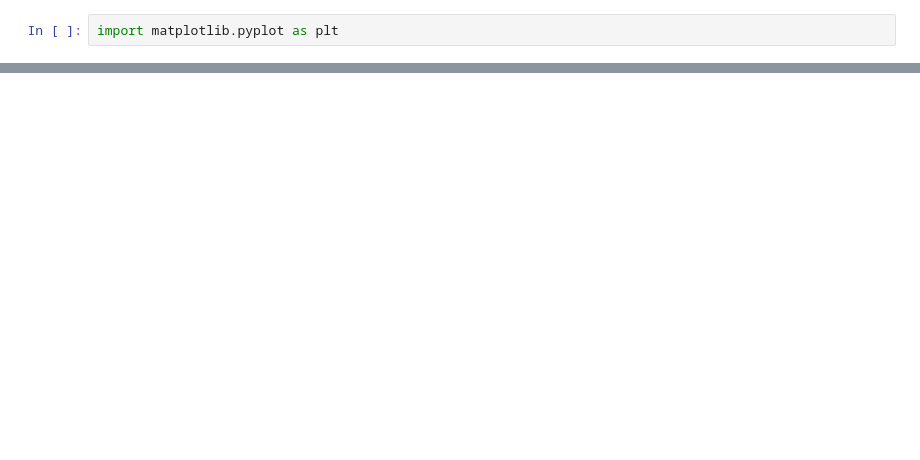
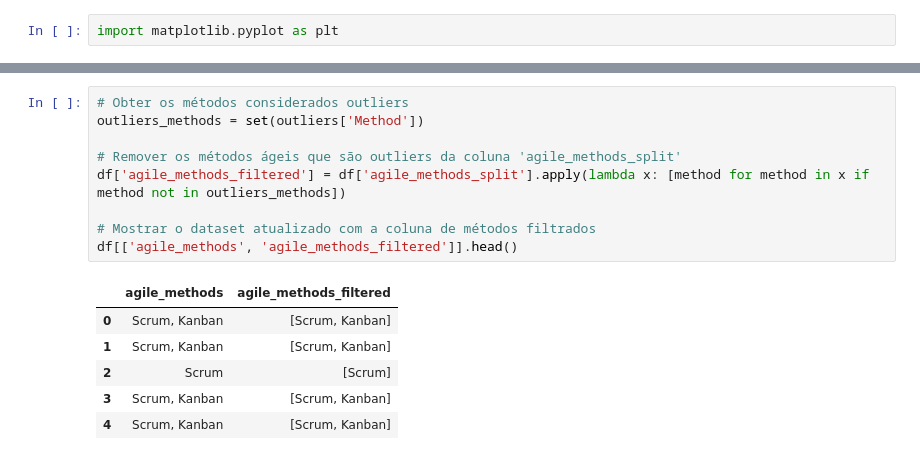
Before and after one commit to viniciuslunardi/tcc, a Jupyter notebook: content_based/clean_outliers.ipynb, the cells around one changed output, grey strips where cells are left out. Cells and saved outputs as stored; diff of their text form; blank space fills up the shorter version.

```diff
--- a/content_based/clean_outliers.ipynb
+++ b/content_based/clean_outliers.ipynb
@@ -92,0 +92,16 @@ Métodos Ágeis Identificados como Outliers (Frequência < 2):
+# %%
+# Obter os métodos considerados outliers
+outliers_methods = set(outliers['Method'])
+
+# Remover os métodos ágeis que são outliers da coluna 'agile_methods_split'
+df['agile_methods_filtered'] = df['agile_methods_split'].apply(lambda x: [method for method in x if method not in outliers_methods])
+
+# Mostrar o dataset atualizado com a coluna de métodos filtrados
+df[['agile_methods', 'agile_methods_filtered']].head()
+# %% [output]
+|  | agile_methods | agile_methods_filtered |
+| 0 | Scrum, Kanban | [Scrum, Kanban] |
+| 1 | Scrum, Kanban | [Scrum, Kanban] |
+| 2 | Scrum | [Scrum] |
+| 3 | Scrum, Kanban | [Scrum, Kanban] |
+| 4 | Scrum, Kanban | [Scrum, Kanban] |
```
Also changed, not shown: parts of 8 cells of this notebook, 3 other files.
